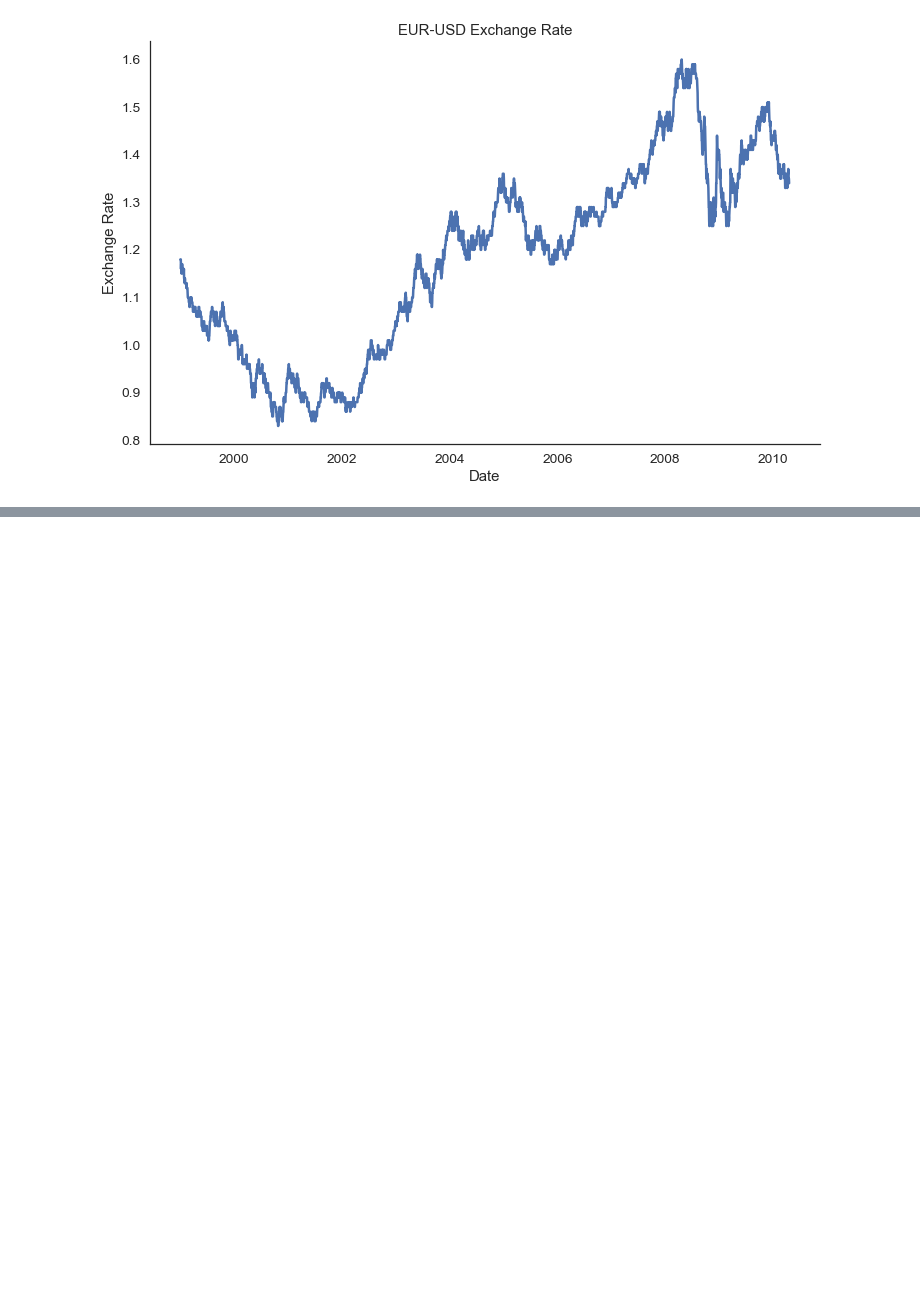
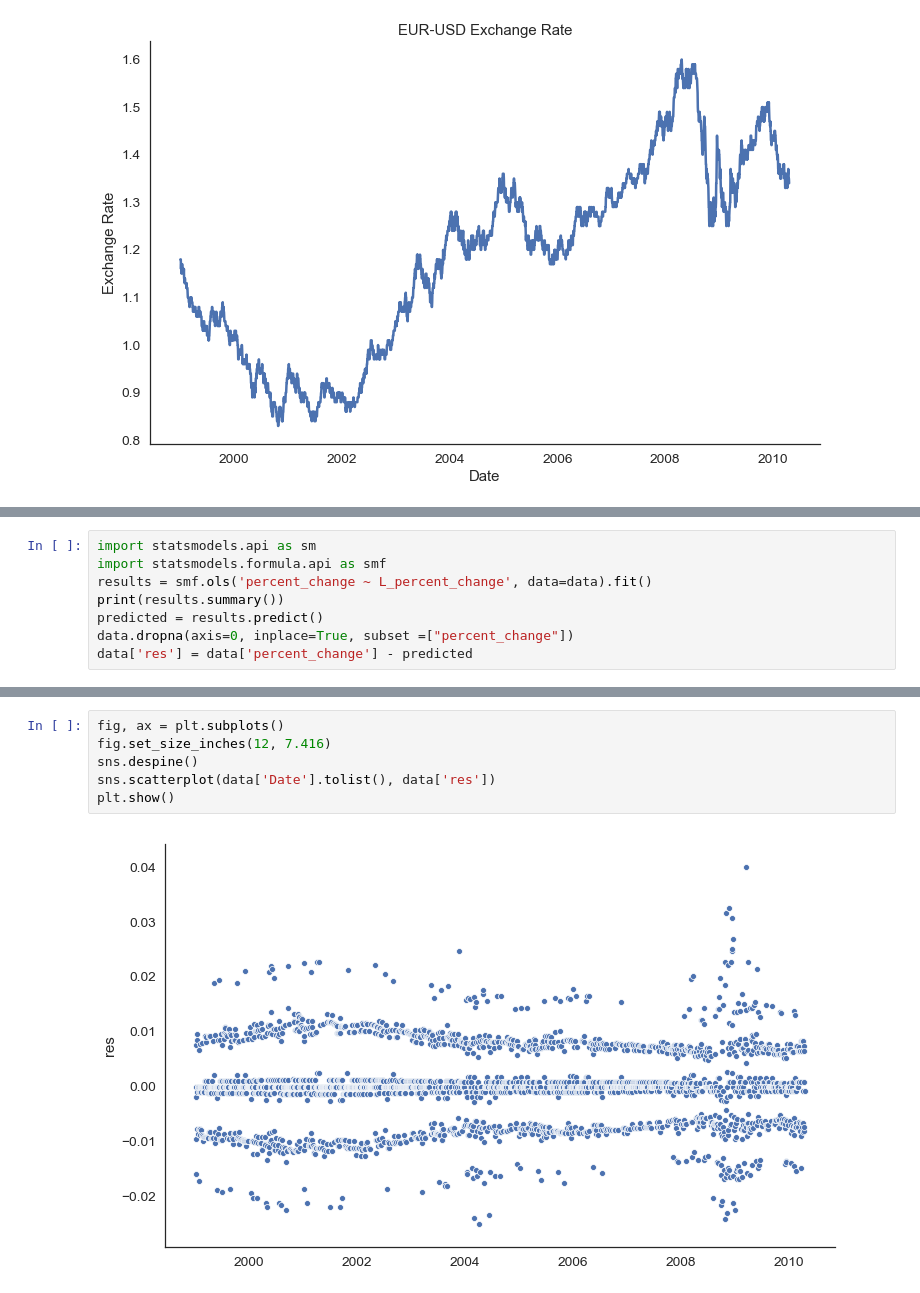
Before and after one commit to StanleyJung/Macroeconomic_Forecasting, a Jupyter notebook: Untitled1.ipynb, the cells around one changed output, grey strips where cells are left out. Cells and saved outputs as stored; diff of their text form; blank space fills up the shorter version.

```diff
--- a/Untitled1.ipynb
+++ b/Untitled1.ipynb
@@ -45,0 +47,8 @@ plt.show()
+# %%
+import statsmodels.api as sm
+import statsmodels.formula.api as smf
+results = smf.ols('percent_change ~ L_percent_change', data=data).fit()
+print(results.summary())
+predicted = results.predict()
+data.dropna(axis=0, inplace=True, subset =["percent_change"])
+data['res'] = data['percent_change'] - predicted
@@ -45,0 +73,8 @@ plt.show()
+# %%
+fig, ax = plt.subplots()
+fig.set_size_inches(12, 7.416)
+sns.despine()
+sns.scatterplot(data['Date'].tolist(), data['res'])
+plt.show()
+# %% [output]
+[figure, added]
```
Also changed, not shown: parts of 5 cells of this notebook.
